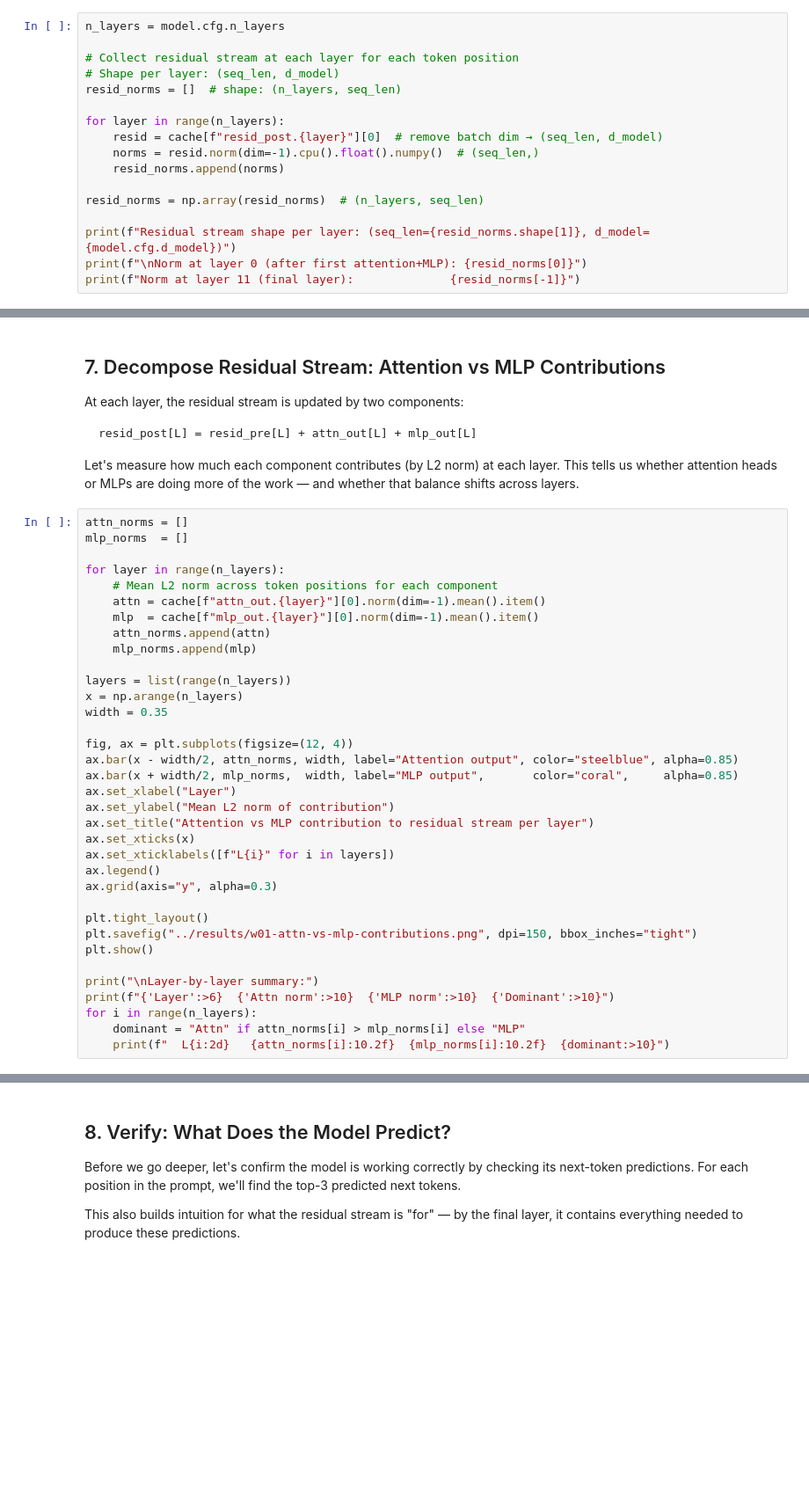
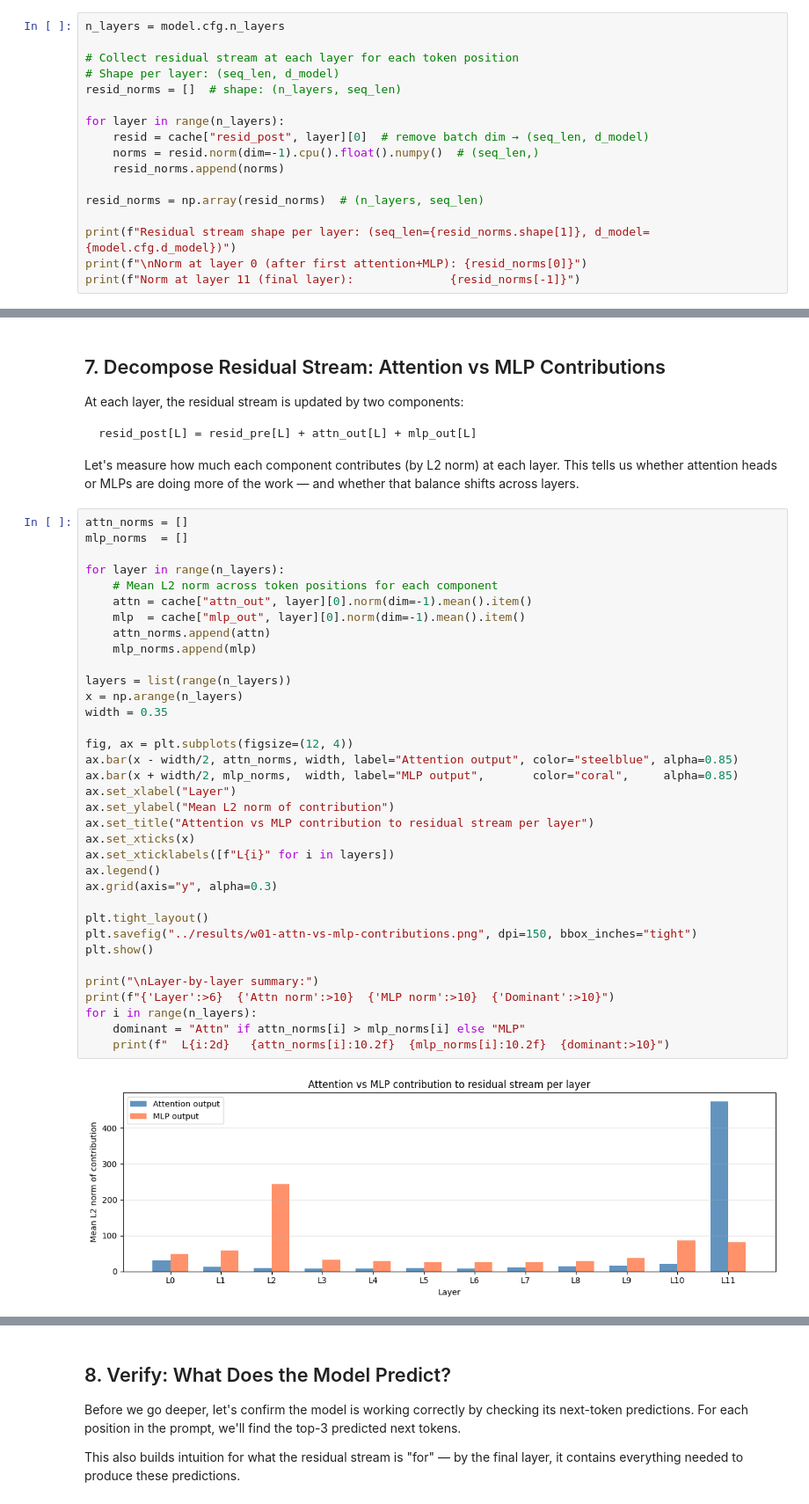
Before and after one commit to danieltennant/circuit-generalization, a Jupyter notebook: notebooks/w01-residual-stream.ipynb, the cells around one changed output, grey strips where cells are left out. Shown at 88% size. Saved outputs shown, nothing was run; the diff lists cells and outputs as text; blank space fills up the shorter version.

Commit message:
Rename env to circuit-gen, fix cache key syntax, update kernel

```diff
--- a/notebooks/w01-residual-stream.ipynb
+++ b/notebooks/w01-residual-stream.ipynb
@@ -86,7 +117,7 @@ n_layers = model.cfg.n_layers
 resid_norms = []  # shape: (n_layers, seq_len)
 
 for layer in range(n_layers):
-    resid = cache[f"resid_post.{layer}"][0]  # remove batch dim → (seq_len, d_model)
+    resid = cache["resid_post", layer][0]  # remove batch dim → (seq_len, d_model)
     norms = resid.norm(dim=-1).cpu().float().numpy()  # (seq_len,)
     resid_norms.append(norms)
 
@@ -173,32 +231,34 @@ mlp_norms  = []
 
 for layer in range(n_layers):
     # Mean L2 norm across token positions for each component
-    attn = cache[f"attn_out.{layer}"][0].norm(dim=-1).mean().item()
-    mlp  = cache[f"mlp_out.{layer}"][0].norm(dim=-1).mean().item()
+    attn = cache["attn_out", layer][0].norm(dim=-1).mean().item()
+    mlp  = cache["mlp_out", layer][0].norm(dim=-1).mean().item()
     attn_norms.append(attn)
     mlp_norms.append(mlp)
 
 layers = list(range(n_layers))
 x = np.arange(n_layers)
 width = 0.35
 
 fig, ax = plt.subplots(figsize=(12, 4))
 ax.bar(x - width/2, attn_norms, width, label="Attention output", color="steelblue", alpha=0.85)
 ax.bar(x + width/2, mlp_norms,  width, label="MLP output",       color="coral",     alpha=0.85)
 ax.set_xlabel("Layer")
 ax.set_ylabel("Mean L2 norm of contribution")
 ax.set_title("Attention vs MLP contribution to residual stream per layer")
 ax.set_xticks(x)
 ax.set_xticklabels([f"L{i}" for i in layers])
 ax.legend()
 ax.grid(axis="y", alpha=0.3)
 
 plt.tight_layout()
 plt.savefig("../results/w01-attn-vs-mlp-contributions.png", dpi=150, bbox_inches="tight")
 plt.show()
 
 print("\nLayer-by-layer summary:")
 print(f"{'Layer':>6}  {'Attn norm':>10}  {'MLP norm':>10}  {'Dominant':>10}")
 for i in range(n_layers):
     dominant = "Attn" if attn_norms[i] > mlp_norms[i] else "MLP"
     print(f"  L{i:2d}   {attn_norms[i]:10.2f}  {mlp_norms[i]:10.2f}  {dominant:>10}")
+# %% [output]
+[figure, added]
```
Also changed, not shown: parts of 8 cells of this notebook, 2 other files.
